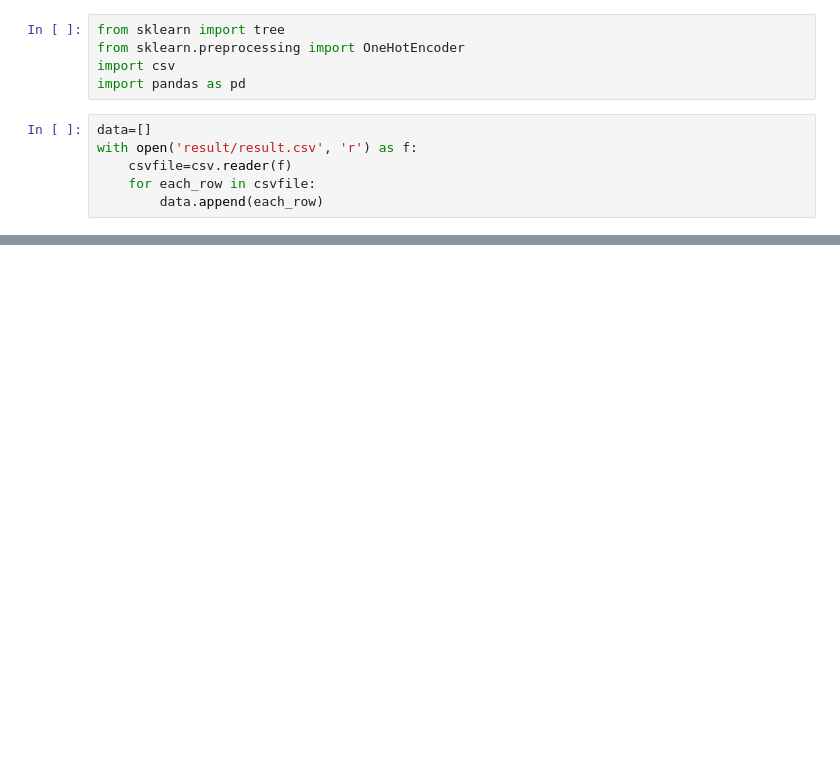
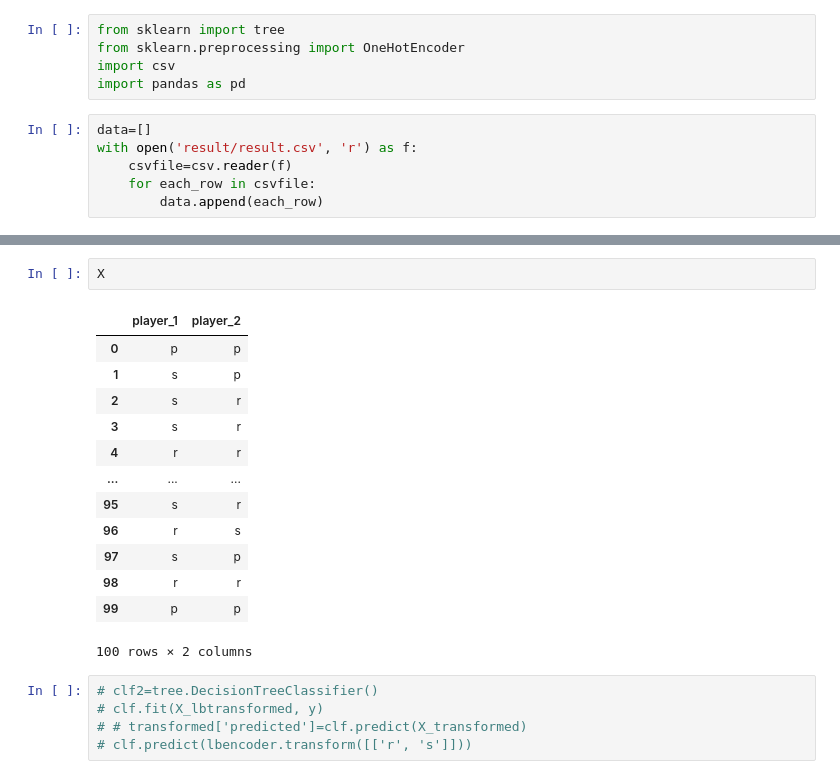
Before and after one commit to kevinclee26/RPS_ML_Demo, a Jupyter notebook: RPS_ML.ipynb, the cells around one changed output, grey strips where cells are left out. Saved outputs shown, nothing was run; the diff lists cells and outputs as text; blank space fills up the shorter version.

```diff
--- a/RPS_ML.ipynb
+++ b/RPS_ML.ipynb
@@ -72,0 +78,21 @@ Image(graph.create_png())
+# %%
+X
+# %% [output]
+|  | player_1 | player_2 |
+| 0 | p | p |
+| 1 | s | p |
+| 2 | s | r |
+| 3 | s | r |
+| 4 | r | r |
+| ... | ... | ... |
+| 95 | s | r |
+| 96 | r | s |
+| 97 | s | p |
+| 98 | r | r |
+| 99 | p | p |
+100 rows × 2 columns
+# %%
+# clf2=tree.DecisionTreeClassifier()
+# clf.fit(X_lbtransformed, y)
+# # transformed['predicted']=clf.predict(X_transformed)
+# clf.predict(lbencoder.transform([['r', 's']]))
```
Also changed, not shown: parts of 6 cells of this notebook, 5 other files.
